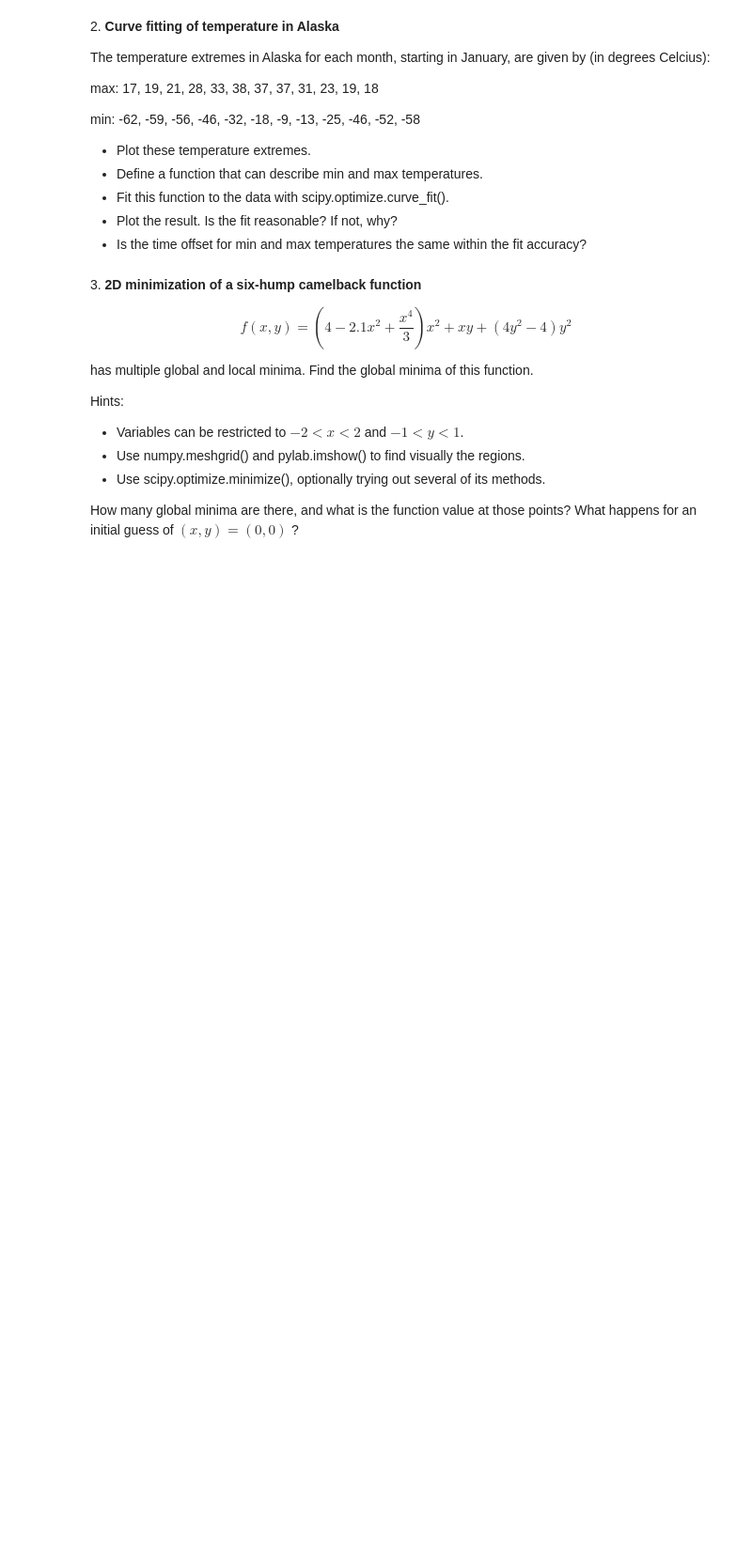
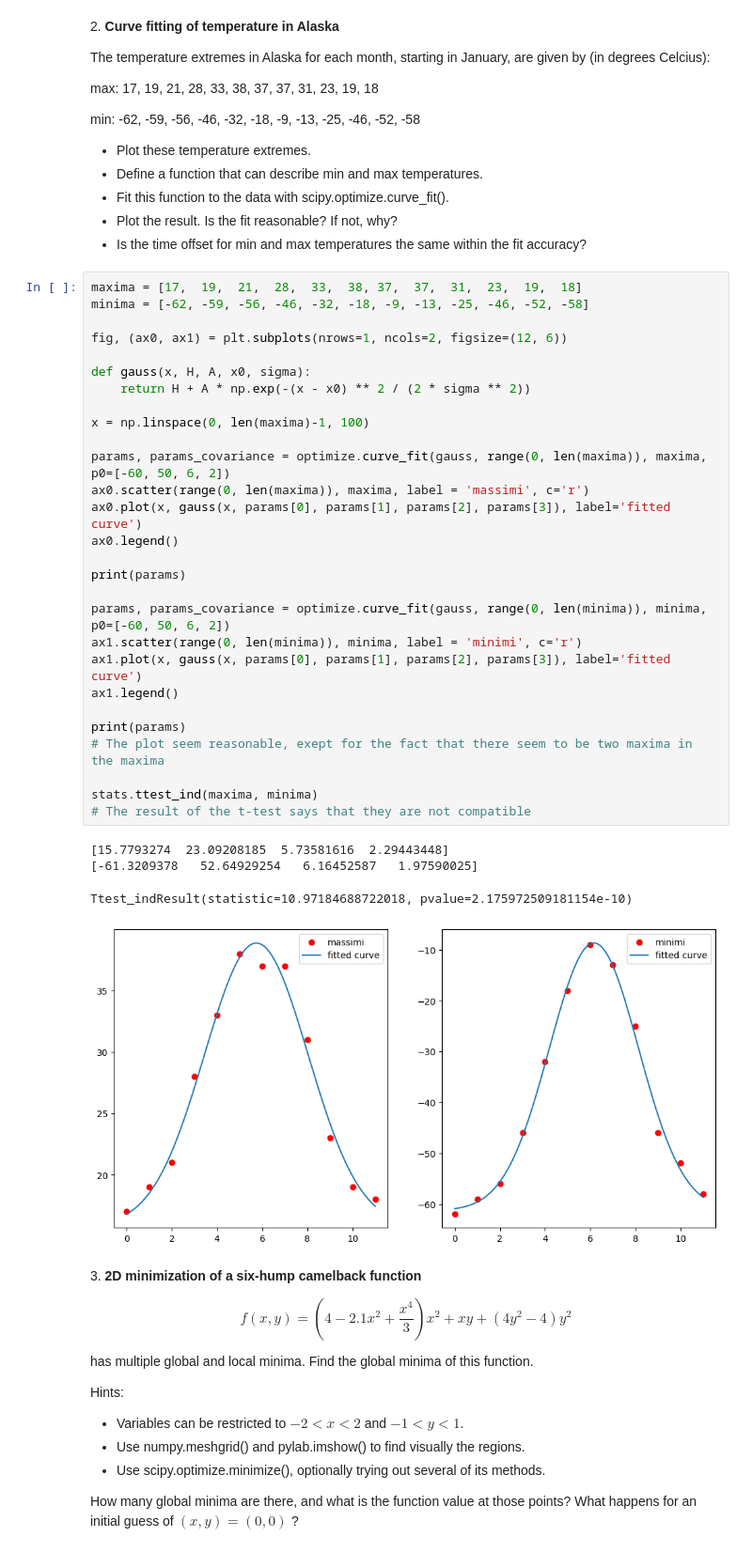
Before and after one commit to GiosueSardoInfirri/LaboratoryOfComputationalPhysics_Y5, a Jupyter notebook: 09ex_Algorithms.ipynb, the cells around one changed output. Shown at 94% size. Cells and saved outputs as stored; diff of their text form; blank space fills up the shorter version.

```diff
--- a/09ex_Algorithms.ipynb
+++ b/09ex_Algorithms.ipynb
@@ -42,6 +72,39 @@ min: -62, -59, -56, -46, -32, -18, -9, -13, -25, -46, -52, -58
 * Fit this function to the data with scipy.optimize.curve_fit().
 * Plot the result. Is the fit reasonable? If not, why?
 * Is the time offset for min and max temperatures the same within the fit accuracy?
+# %%
+maxima = [17,  19,  21,  28,  33,  38, 37,  37,  31,  23,  19,  18]
+minima = [-62, -59, -56, -46, -32, -18, -9, -13, -25, -46, -52, -58]
+
+fig, (ax0, ax1) = plt.subplots(nrows=1, ncols=2, figsize=(12, 6))
+
+def gauss(x, H, A, x0, sigma):
+    return H + A * np.exp(-(x - x0) ** 2 / (2 * sigma ** 2))
+
+x = np.linspace(0, len(maxima)-1, 100)
+
+params, params_covariance = optimize.curve_fit(gauss, range(0, len(maxima)), maxima, p0=[-60, 50, 6, 2])
+ax0.scatter(range(0, len(maxima)), maxima, label = 'massimi', c='r')
+ax0.plot(x, gauss(x, params[0], params[1], params[2], params[3]), label='fitted curve')
+ax0.legend()
+
+print(params)
+
+params, params_covariance = optimize.curve_fit(gauss, range(0, len(minima)), minima, p0=[-60, 50, 6, 2])
+ax1.scatter(range(0, len(minima)), minima, label = 'minimi', c='r')
+ax1.plot(x, gauss(x, params[0], params[1], params[2], params[3]), label='fitted curve')
+ax1.legend()
+
+print(params)
+# The plot seem reasonable, exept for the fact that there seem to be two maxima in the maxima
+
+stats.ttest_ind(maxima, minima)
+# The result of the t-test says that they are not compatible
+# %% [output]
+[15.7793274  23.09208185  5.73581616  2.29443448]
+[-61.3209378   52.64929254   6.16452587   1.97590025]
+Ttest_indResult(statistic=10.97184688722018, pvalue=2.175972509181154e-10)
+[figure, added]
 # %% [markdown]
 3\. **2D minimization of a six-hump camelback function**
 
```
Also changed, not shown: parts of 2 cells of this notebook.
